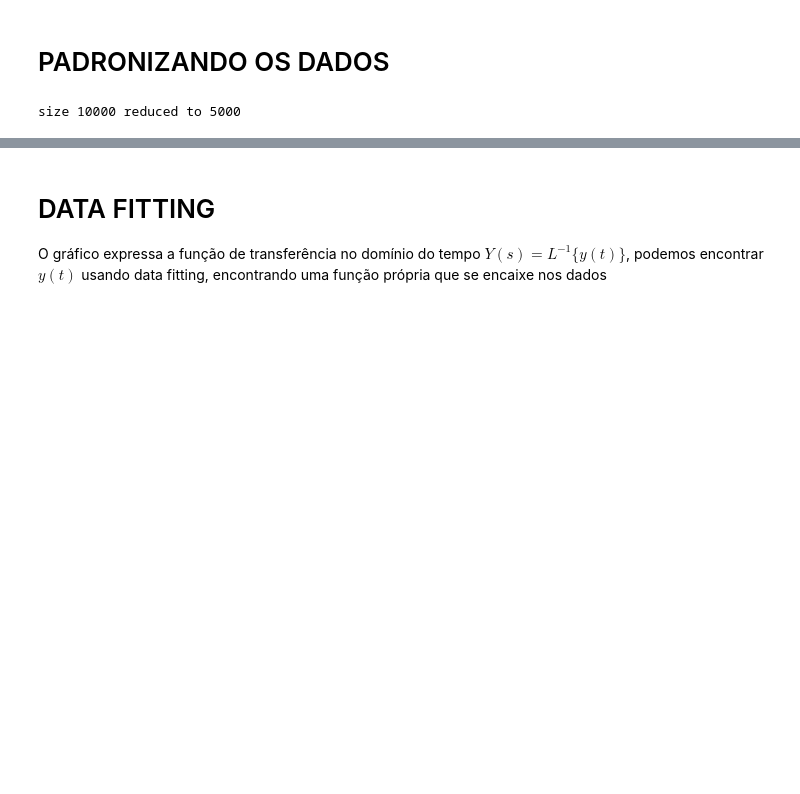
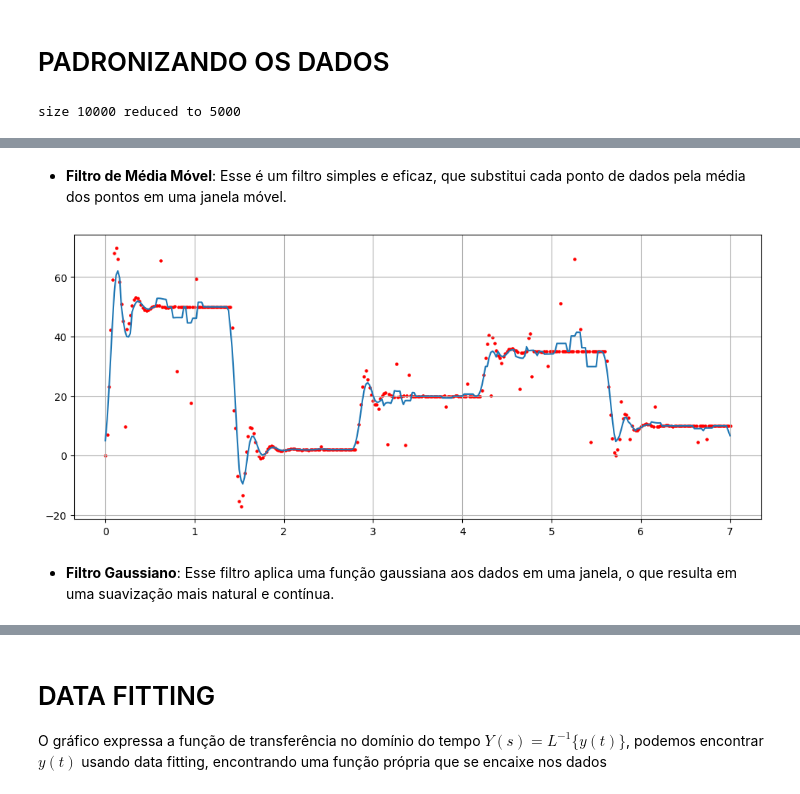
Before and after one commit to KlaussMarchi/PyTrole, a Jupyter notebook: Linear/EXPERIMENTAL/Analisys.ipynb, the cells around one changed output, grey strips where cells are left out. Drawn from its saved outputs; the diff is of its cells as text; code cells hidden in the pictures; blank space fills up the shorter version.

```diff
--- a/Linear/EXPERIMENTAL/Analisys.ipynb
+++ b/Linear/EXPERIMENTAL/Analisys.ipynb
@@ -168,0 +165,15 @@ plt.grid()
+# %% [markdown]
+- **Filtro de Média Móvel**: Esse é um filtro simples e eficaz, que substitui cada ponto de dados pela média dos pontos em uma janela móvel.
+# %%
+from numpy import convolve
+windowSize = 6
+yMean = convolve(yData, np.ones(windowSize) / windowSize, mode='same')
+
+plt.figure(figsize=(12, 5))
+plt.scatter(tData, yData, s=5, color='red')
+plt.plot(tData, yMean)
+plt.grid()
+# %% [output]
+[figure, added]
+# %% [markdown]
+- **Filtro Gaussiano**: Esse filtro aplica uma função gaussiana aos dados em uma janela, o que resulta em uma suavização mais natural e contínua.
```
Also changed, not shown: parts of 18 cells of this notebook, 43 other files.
